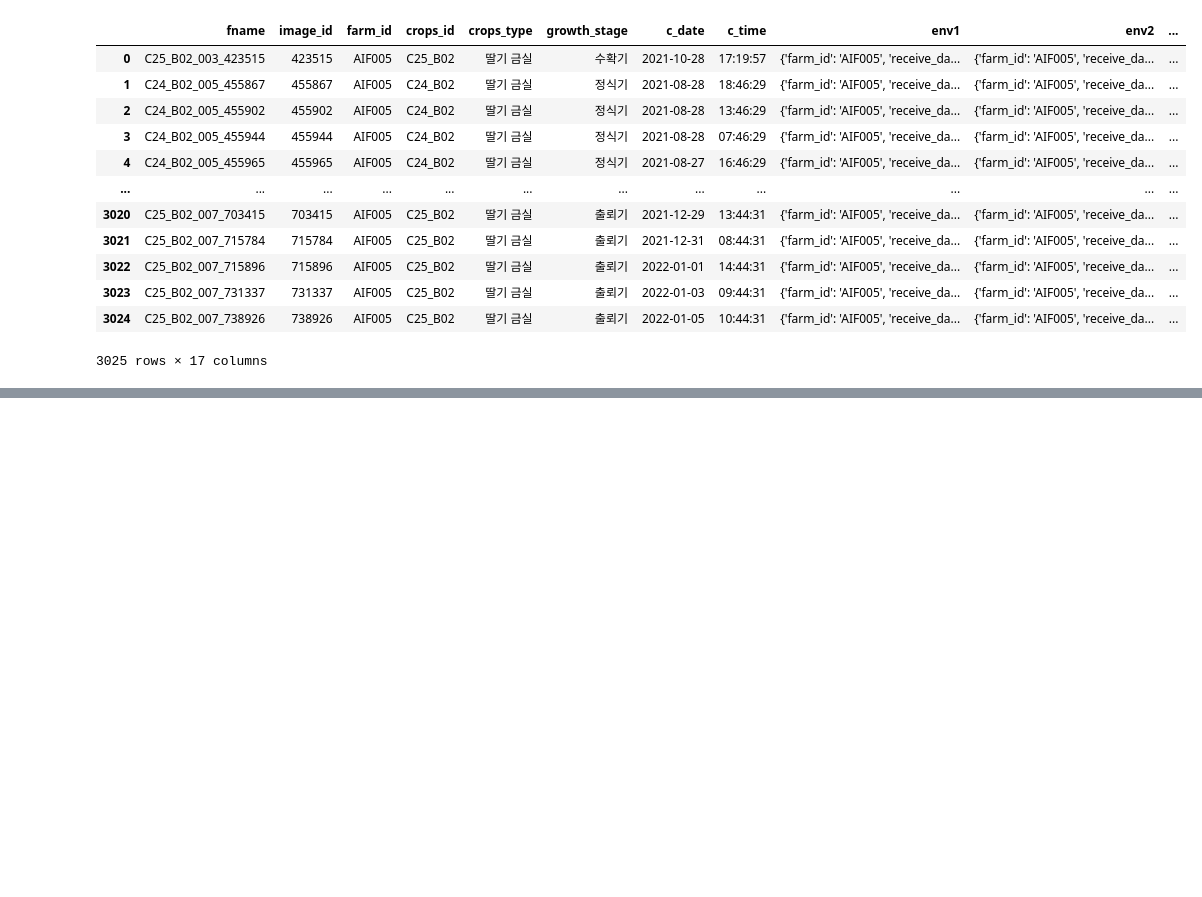
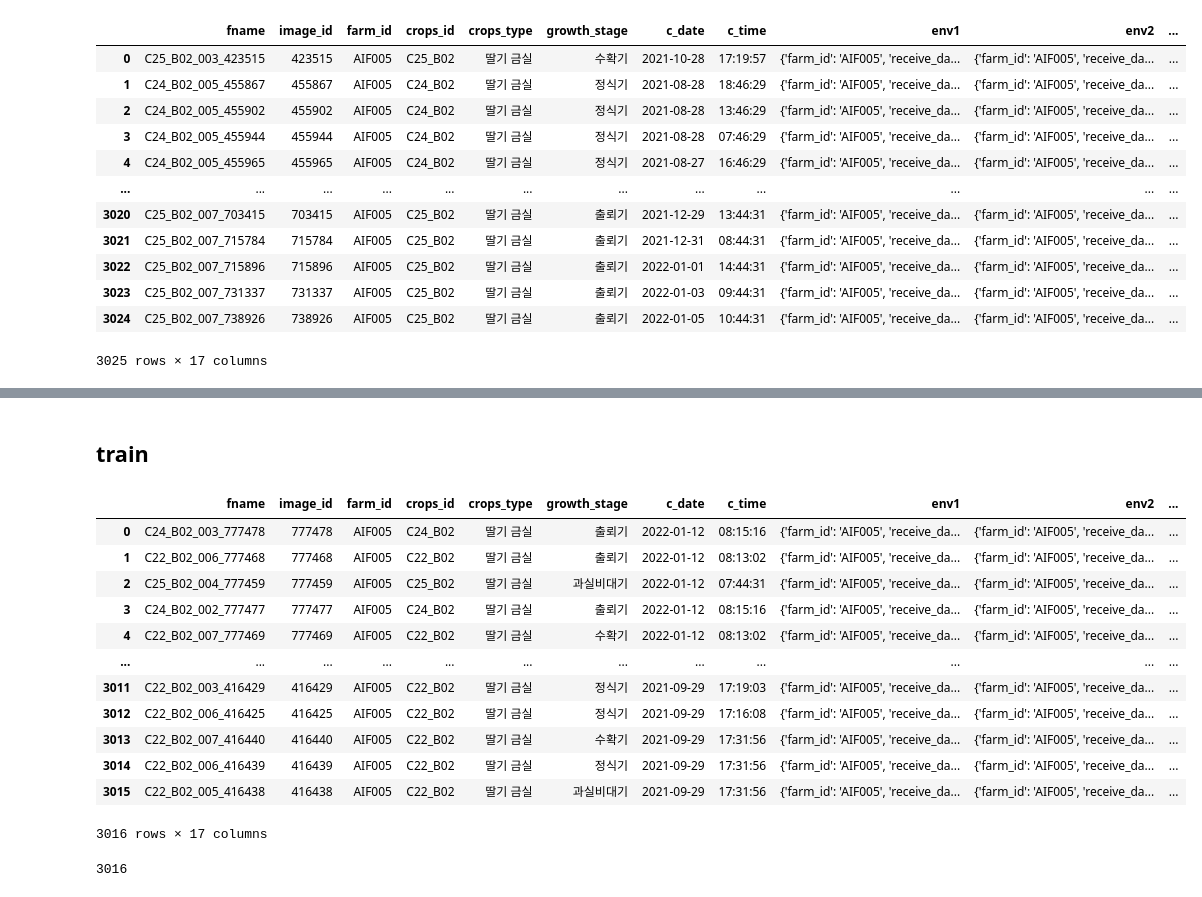
Before and after one commit to ElaYJ/Study_Deep_Learning, a Jupyter notebook: DL_Project/label_json2df.ipynb, the cells around one changed output, grey strips where cells are left out. Saved outputs shown, nothing was run; the diff lists cells and outputs as text; code cells hidden in the pictures; blank space fills up the shorter version.

```diff
--- a/DL_Project/label_json2df.ipynb
+++ b/DL_Project/label_json2df.ipynb
@@ -166,0 +177,26 @@ df.to_csv("/content/drive/MyDrive/DLP/[DS]_Deep_Learning_Project/valid_meta_data
+# %% [markdown]
+## train
+# %%
+import pandas as pd
+
+tex_df = pd.read_csv("/content/drive/MyDrive/DLP/dataset/train_ex_data.csv")
+tex_df
+# %% [output]
+|  | fname | image_id | farm_id | crops_id | crops_type | growth_stage | c_date | c_time | env1 | env2 | ... |
+| 0 | C24_B02_003_777478 | 777478 | AIF005 | C24_B02 | 딸기 금실 | 출뢰기 | 2022-01-12 | 08:15:16 | {'farm_id': 'AIF005', 'receive_da... | {'farm_id': 'AIF005', 'receive_da... | ... |
+| 1 | C22_B02_006_777468 | 777468 | AIF005 | C22_B02 | 딸기 금실 | 출뢰기 | 2022-01-12 | 08:13:02 | {'farm_id': 'AIF005', 'receive_da... | {'farm_id': 'AIF005', 'receive_da... | ... |
+| 2 | C25_B02_004_777459 | 777459 | AIF005 | C25_B02 | 딸기 금실 | 과실비대기 | 2022-01-12 | 07:44:31 | {'farm_id': 'AIF005', 'receive_da... | {'farm_id': 'AIF005', 'receive_da... | ... |
+| 3 | C24_B02_002_777477 | 777477 | AIF005 | C24_B02 | 딸기 금실 | 출뢰기 | 2022-01-12 | 08:15:16 | {'farm_id': 'AIF005', 'receive_da... | {'farm_id': 'AIF005', 'receive_da... | ... |
+| 4 | C22_B02_007_777469 | 777469 | AIF005 | C22_B02 | 딸기 금실 | 수확기 | 2022-01-12 | 08:13:02 | {'farm_id': 'AIF005', 'receive_da... | {'farm_id': 'AIF005', 'receive_da... | ... |
+| ... | ... | ... | ... | ... | ... | ... | ... | ... | ... | ... | ... |
+| 3011 | C22_B02_003_416429 | 416429 | AIF005 | C22_B02 | 딸기 금실 | 정식기 | 2021-09-29 | 17:19:03 | {'farm_id': 'AIF005', 'receive_da... | {'farm_id': 'AIF005', 'receive_da... | ... |
+| 3012 | C22_B02_006_416425 | 416425 | AIF005 | C22_B02 | 딸기 금실 | 정식기 | 2021-09-29 | 17:16:08 | {'farm_id': 'AIF005', 'receive_da... | {'farm_id': 'AIF005', 'receive_da... | ... |
+| 3013 | C22_B02_007_416440 | 416440 | AIF005 | C22_B02 | 딸기 금실 | 수확기 | 2021-09-29 | 17:31:56 | {'farm_id': 'AIF005', 'receive_da... | {'farm_id': 'AIF005', 'receive_da... | ... |
+| 3014 | C22_B02_006_416439 | 416439 | AIF005 | C22_B02 | 딸기 금실 | 정식기 | 2021-09-29 | 17:31:56 | {'farm_id': 'AIF005', 'receive_da... | {'farm_id': 'AIF005', 'receive_da... | ... |
+| 3015 | C22_B02_005_416438 | 416438 | AIF005 | C22_B02 | 딸기 금실 | 과실비대기 | 2021-09-29 | 17:31:56 | {'farm_id': 'AIF005', 'receive_da... | {'farm_id': 'AIF005', 'receive_da... | ... |
+3016 rows × 17 columns
+# %%
+tfname_list = tex_df['fname'].values.tolist()
+len(tfname_list)
+# %% [output]
+3016
```
Also changed, not shown: parts of 33 cells of this notebook.
